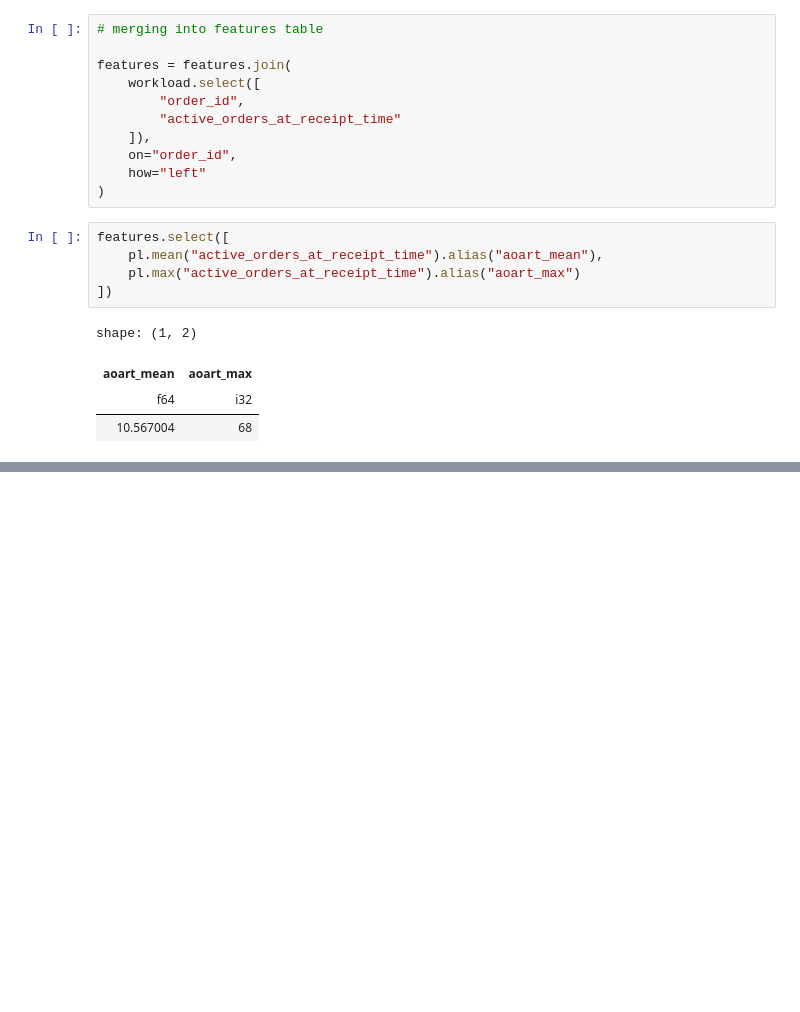
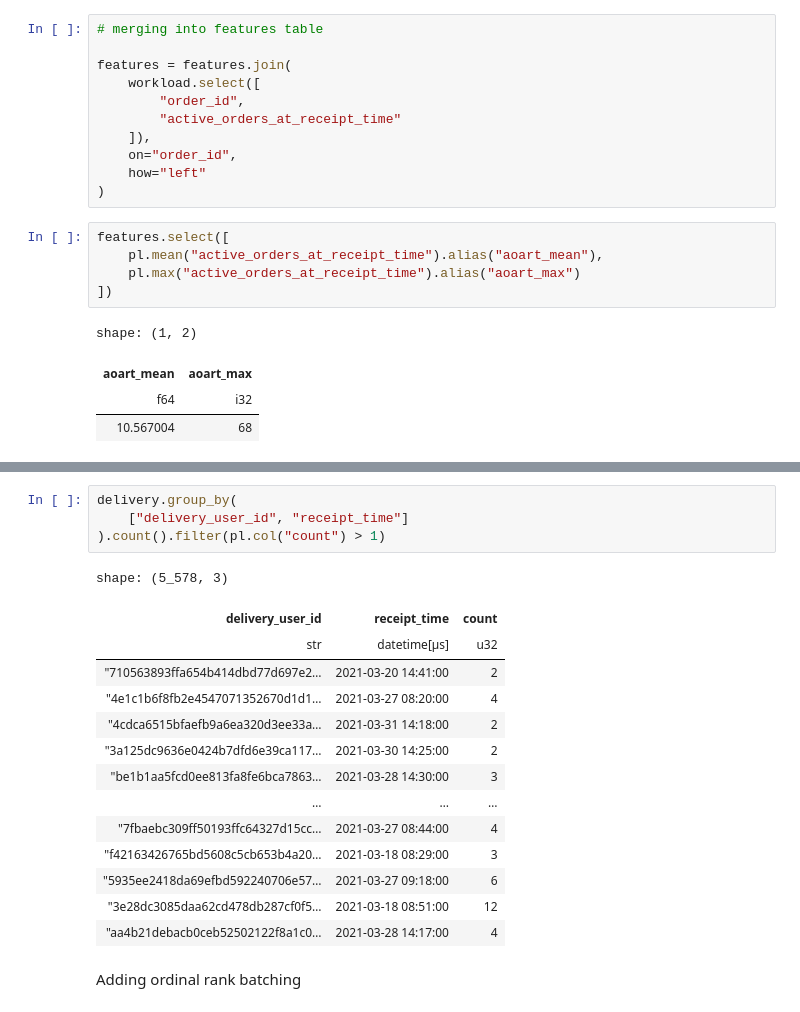
Before and after one commit to aymuos/starship, a Jupyter notebook: fundamental_EDA/actuallyWorking/feature_creator.ipynb, the cells around one changed output, grey strips where cells are left out. Saved outputs shown, nothing was run; the diff lists cells and outputs as text; blank space fills up the shorter version.

Commit message:
add batch size

```diff
--- a/fundamental_EDA/actuallyWorking/feature_creator.ipynb
+++ b/fundamental_EDA/actuallyWorking/feature_creator.ipynb
@@ -535,0 +556,21 @@ shape: (1, 2)
+# %%
+delivery.group_by(
+    ["delivery_user_id", "receipt_time"]
+).count().filter(pl.col("count") > 1)
+# %% [output]
+shape: (5_578, 3)
+| delivery_user_id | receipt_time | count |
+| str | datetime[μs] | u32 |
+| "710563893ffa654b414dbd77d697e2… | 2021-03-20 14:41:00 | 2 |
+| "4e1c1b6f8fb2e4547071352670d1d1… | 2021-03-27 08:20:00 | 4 |
+| "4cdca6515bfaefb9a6ea320d3ee33a… | 2021-03-31 14:18:00 | 2 |
+| "3a125dc9636e0424b7dfd6e39ca117… | 2021-03-30 14:25:00 | 2 |
+| "be1b1aa5fcd0ee813fa8fe6bca7863… | 2021-03-28 14:30:00 | 3 |
+| … | … | … |
+| "7fbaebc309ff50193ffc64327d15cc… | 2021-03-27 08:44:00 | 4 |
+| "f42163426765bd5608c5cb653b4a20… | 2021-03-18 08:29:00 | 3 |
+| "5935ee2418da69efbd592240706e57… | 2021-03-27 09:18:00 | 6 |
+| "3e28dc3085daa62cd478db287cf0f5… | 2021-03-18 08:51:00 | 12 |
+| "aa4b21debacb0ceb52502122f8a1c0… | 2021-03-28 14:17:00 | 4 |
+# %% [markdown]
+Adding ordinal rank batching
```
Also changed, not shown: parts of 5 cells of this notebook.
